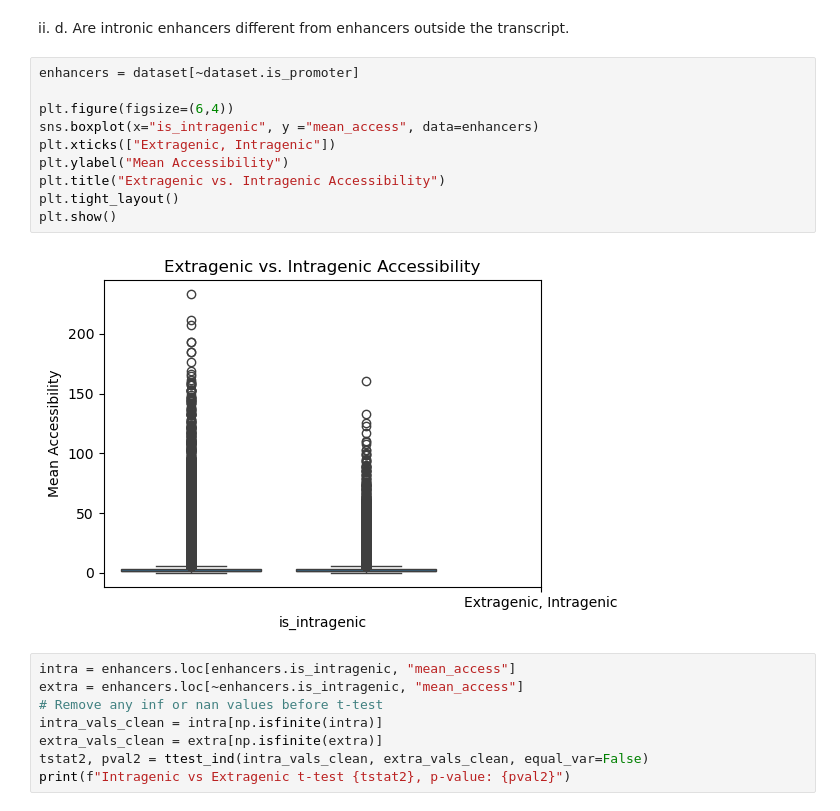
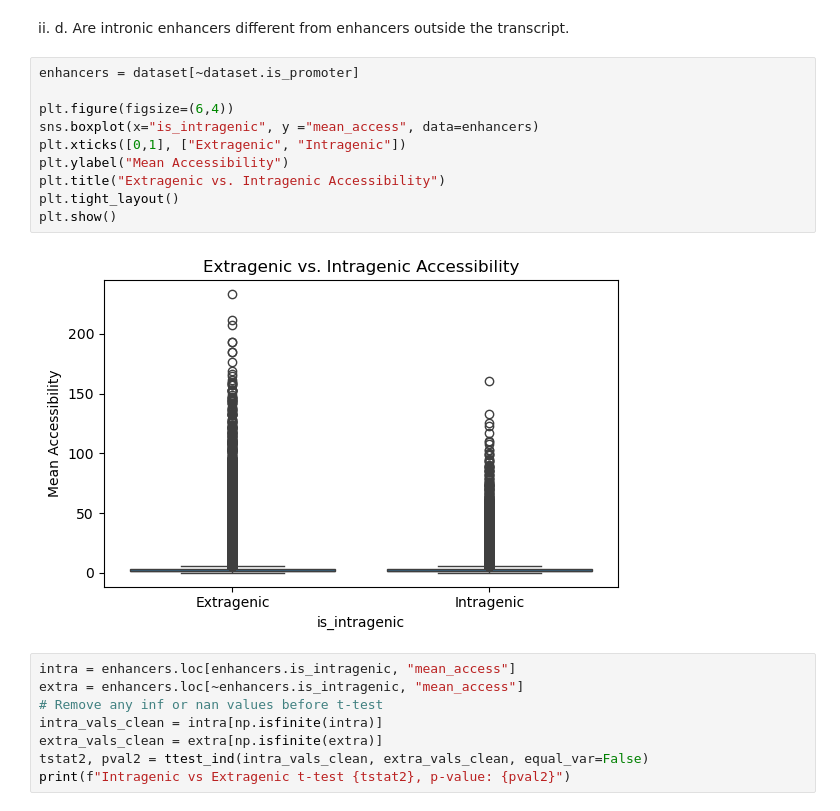
Before and after one commit to Topic2-Gene-Regulation-Immune-Cells/ILC-cells-Team4, a Jupyter notebook: 02_tss_analysis.ipynb, the cells around one changed output. Saved outputs shown, nothing was run; the diff lists cells and outputs as text.

```diff
--- a/02_tss_analysis.ipynb
+++ b/02_tss_analysis.ipynb
@@ -218,15 +218,15 @@ ii. d. Are intronic enhancers different from enhancers outside the transcript.
 # %%
 enhancers = dataset[~dataset.is_promoter]
 
 plt.figure(figsize=(6,4))
 sns.boxplot(x="is_intragenic", y ="mean_access", data=enhancers)
-plt.xticks(["Extragenic, Intragenic"])
+plt.xticks([0,1], ["Extragenic", "Intragenic"])
 plt.ylabel("Mean Accessibility")
 plt.title("Extragenic vs. Intragenic Accessibility")
 plt.tight_layout()
 plt.show()
 # %% [output]
-[figure, old version]
+[figure, new version]
 # %%
 intra = enhancers.loc[enhancers.is_intragenic, "mean_access"]
 extra = enhancers.loc[~enhancers.is_intragenic, "mean_access"]
```
Also changed, not shown: parts of 2 cells of this notebook.
